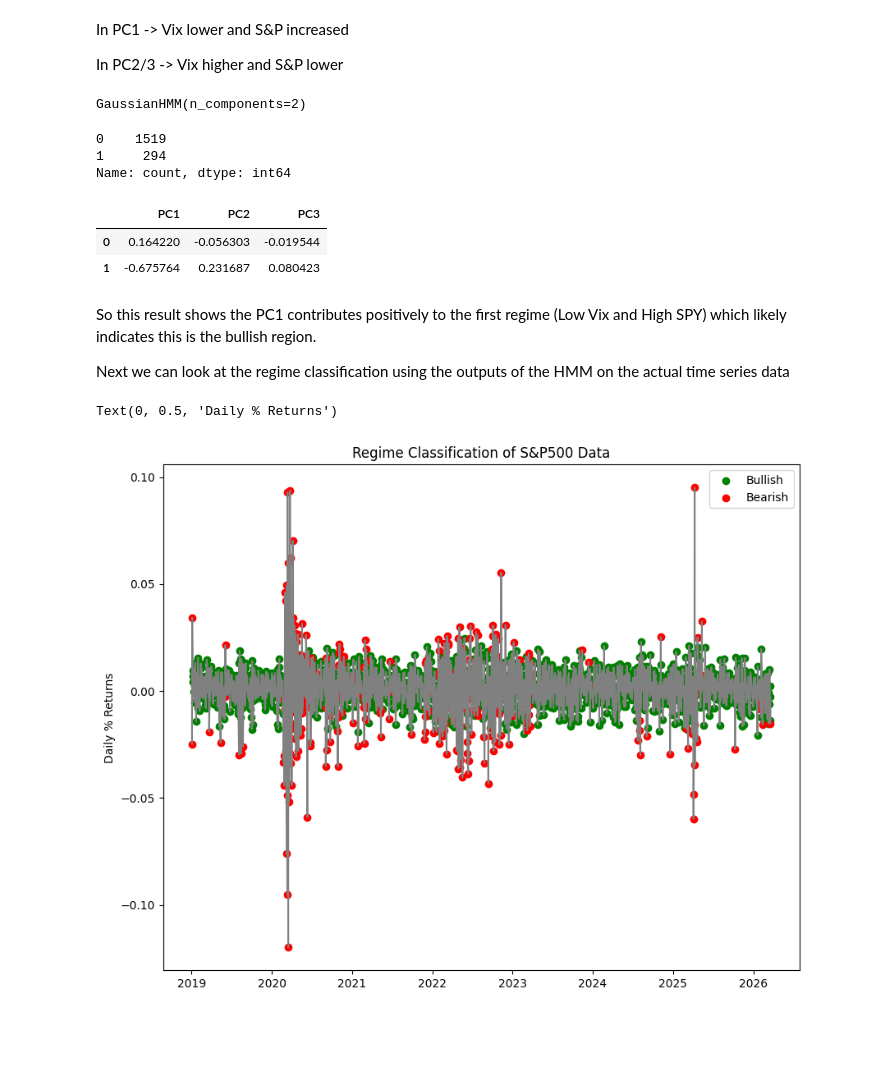
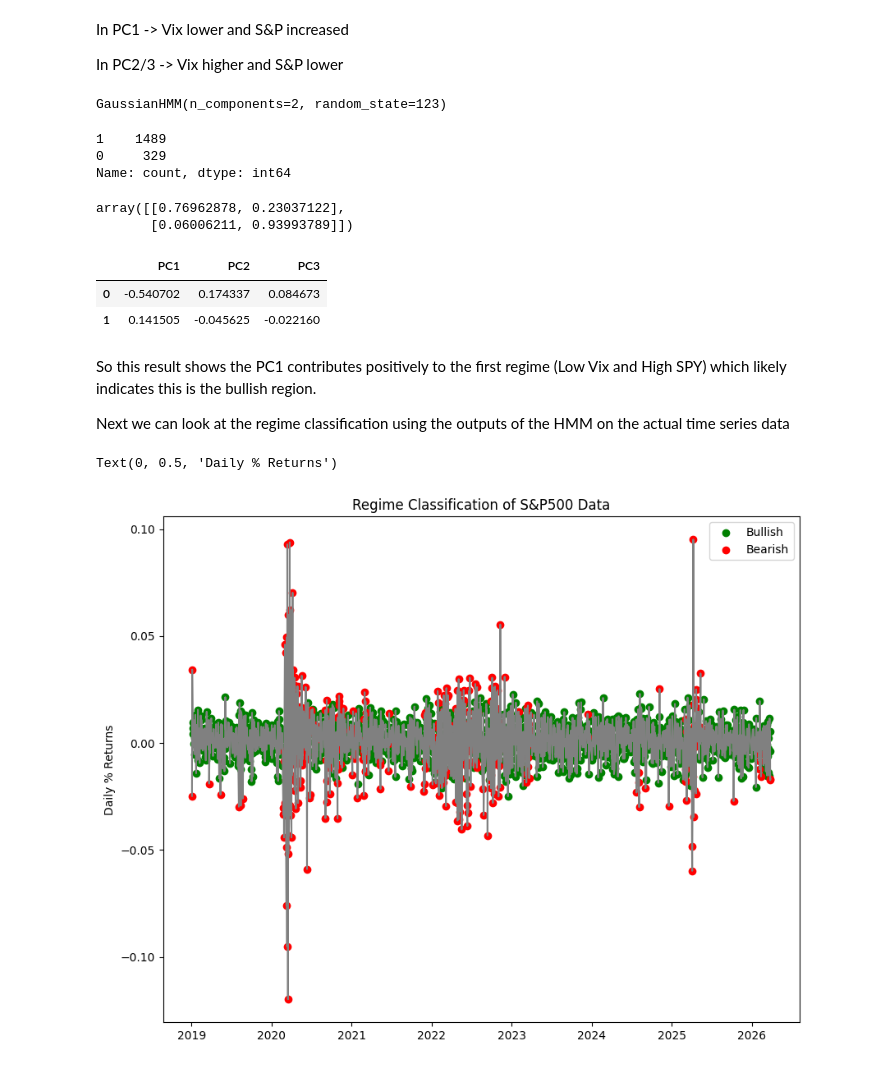
Before and after one commit to CampbelSoup/Regime-Classification-PCA-HMM-S-P500, a Jupyter notebook: pca_hmm.ipynb, the cells around one changed output. Cells and saved outputs as stored; diff of their text form; code cells hidden in the pictures; blank space fills up the shorter version.

```diff
--- a/pca_hmm.ipynb
+++ b/pca_hmm.ipynb
@@ -18,7 +22,7 @@ NameError: name 'random' is not defined
 # %%
 tickers = ["XLK","XLV","XLF","XLY","XLC","XLI","XLP","XLE","XLU","XLRE","XLB","^VIX", "^SPX"]
 
-sector_data = yf.download(tickers, start="2019-01-01", auto_adjust = False)["Adj Close"]
+sector_data = yf.download(tickers, start="2019-01-01", end='2026-03-29', auto_adjust = False)["Adj Close"]
 
 sector_data.head()
 # %% [output]
@@ -137,19 +169,23 @@ In PC2/3 -> Vix higher and S&P lower
 hmm_model = hmm.GaussianHMM(n_components=2, random_state=seed)
 hmm_model.fit(latent_variables)
 # %% [output]
-GaussianHMM(n_components=2)
+GaussianHMM(n_components=2, random_state=123)
 # %%
 probs = pd.Series(hmm_model.predict(latent_variables), index = returns.index)
 
 # Number of days that we are each in regime
 probs.value_counts()
 # %% [output]
-0    1519
-1     294
+1    1489
+0     329
 Name: count, dtype: int64
 # %%
 # Transition matrix -> Likely hood of transitioning between states
 transition_matrix = hmm_model.transmat_
+transition_matrix
+# %% [output]
+array([[0.76962878, 0.23037122],
+       [0.06006211, 0.93993789]])
 # %%
 #State Means
 df_means = pd.DataFrame(
@@ -159,8 +195,8 @@ df_means = pd.DataFrame(
 df_means
 # %% [output]
 |  | PC1 | PC2 | PC3 |
-| 0 | 0.164220 | -0.056303 | -0.019544 |
-| 1 | -0.675764 | 0.231687 | 0.080423 |
+| 0 | -0.540702 | 0.174337 | 0.084673 |
+| 1 | 0.141505 | -0.045625 | -0.022160 |
 # %% [markdown]
 So this result shows the PC1 contributes positively to the first regime (Low Vix and High SPY) which likely indicates this is the bullish region.
 
@@ -168,14 +204,14 @@ Next we can look at the regime classification using the outputs of the HMM on th
 # %%
 plt.figure(figsize=(10,8))
 plt.plot(returns['^SPX'], color='gray')
-plt.scatter(returns.index[probs == 0], returns['^SPX'][probs == 0], color='green', label = 'Bullish')
-plt.scatter(returns.index[probs == 1], returns['^SPX'][probs == 1], color='red', label = 'Bearish')
+plt.scatter(returns.index[probs == 1], returns['^SPX'][probs == 1], color='green', label = 'Bullish')
+plt.scatter(returns.index[probs == 0], returns['^SPX'][probs == 0], color='red', label = 'Bearish')
 plt.title("Regime Classification of S&P500 Data")
 plt.legend()
 plt.ylabel("Daily % Returns")
 # %% [output]
 Text(0, 0.5, 'Daily % Returns')
-[figure, old version]
+[figure, new version]
 # %%
 #Build the 3 month returns data
 spy_3m_return = ((1 + returns['^SPX']).rolling(60).apply(np.prod, raw= True) - 1).dropna()
```
Also changed, not shown: parts of 15 cells of this notebook, 1 other file.
